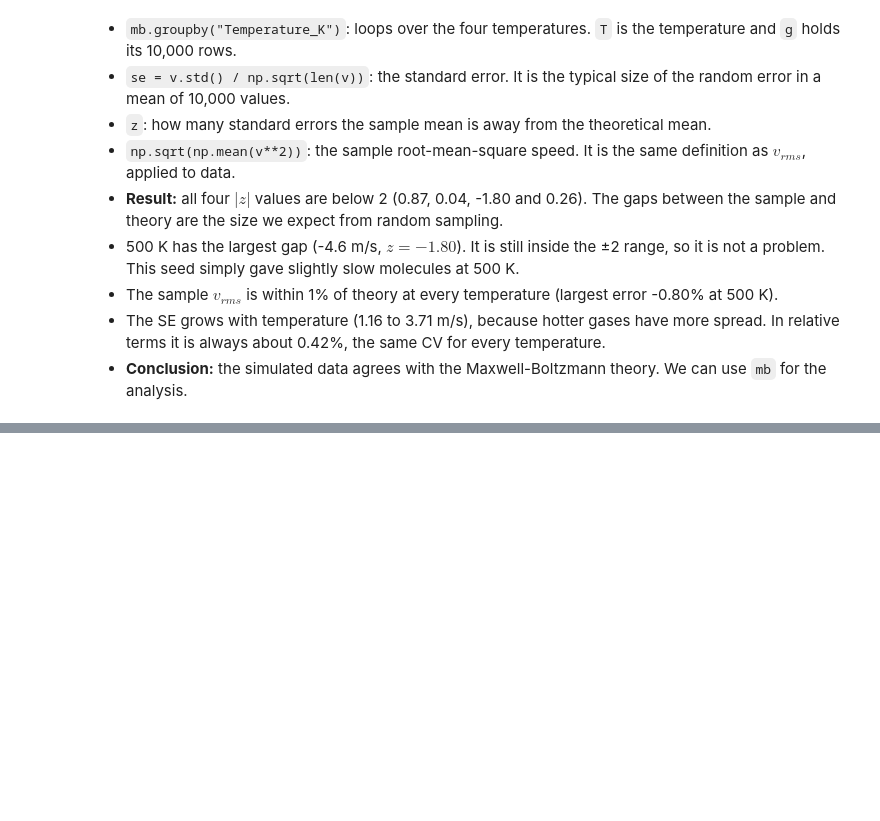
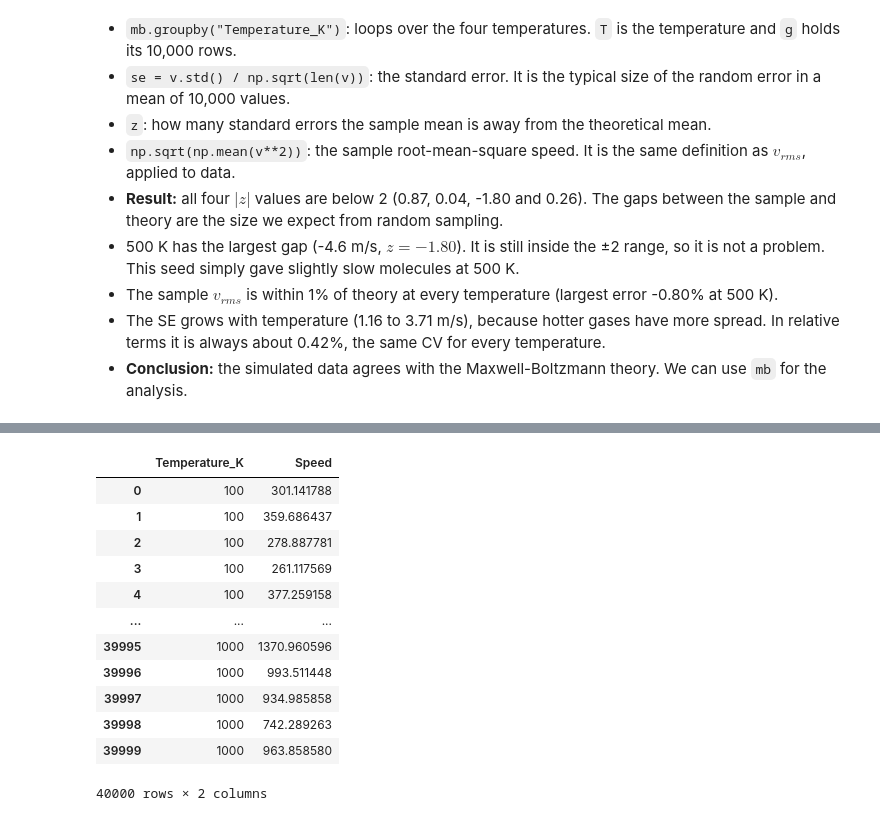
Before and after one commit to 2026023DataAnalysis/Strategy_thinking, a Jupyter notebook: Fluid Data Analytic.ipynb, the cells around one changed output, grey strips where cells are left out. Cells and saved outputs as stored; diff of their text form; code cells hidden in the pictures; blank space fills up the shorter version.

```diff
--- a/Fluid Data Analytic.ipynb
+++ b/Fluid Data Analytic.ipynb
@@ -395,0 +408,16 @@ pd.DataFrame(rows).set_index("T (K)").round(2)
+# %%
+mb
+# %% [output]
+|  | Temperature_K | Speed |
+| 0 | 100 | 301.141788 |
+| 1 | 100 | 359.686437 |
+| 2 | 100 | 278.887781 |
+| 3 | 100 | 261.117569 |
+| 4 | 100 | 377.259158 |
+| ... | ... | ... |
+| 39995 | 1000 | 1370.960596 |
+| 39996 | 1000 | 993.511448 |
+| 39997 | 1000 | 934.985858 |
+| 39998 | 1000 | 742.289263 |
+| 39999 | 1000 | 963.858580 |
+40000 rows × 2 columns
```
Also changed, not shown: parts of 17 cells of this notebook, 2 other files.
